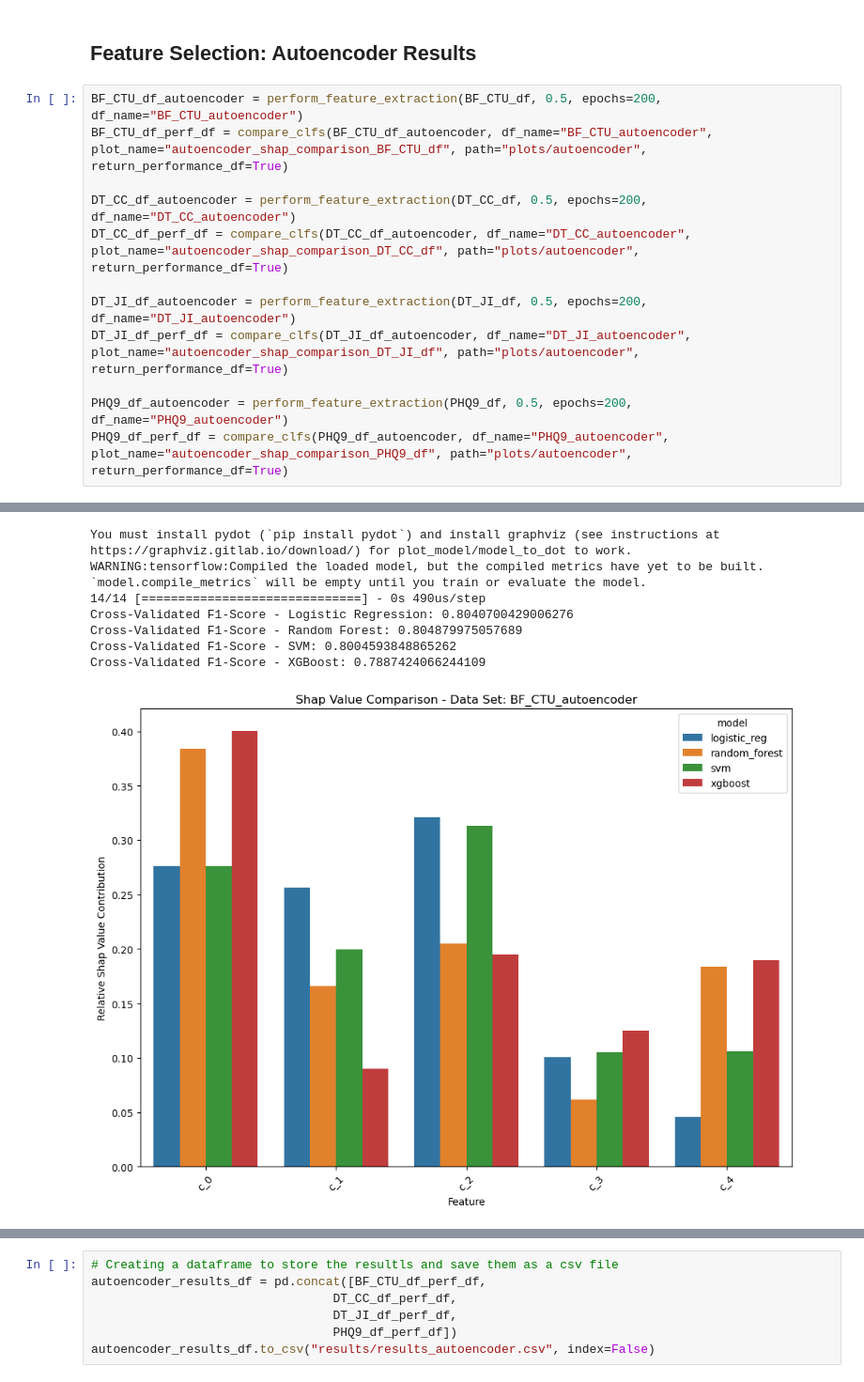
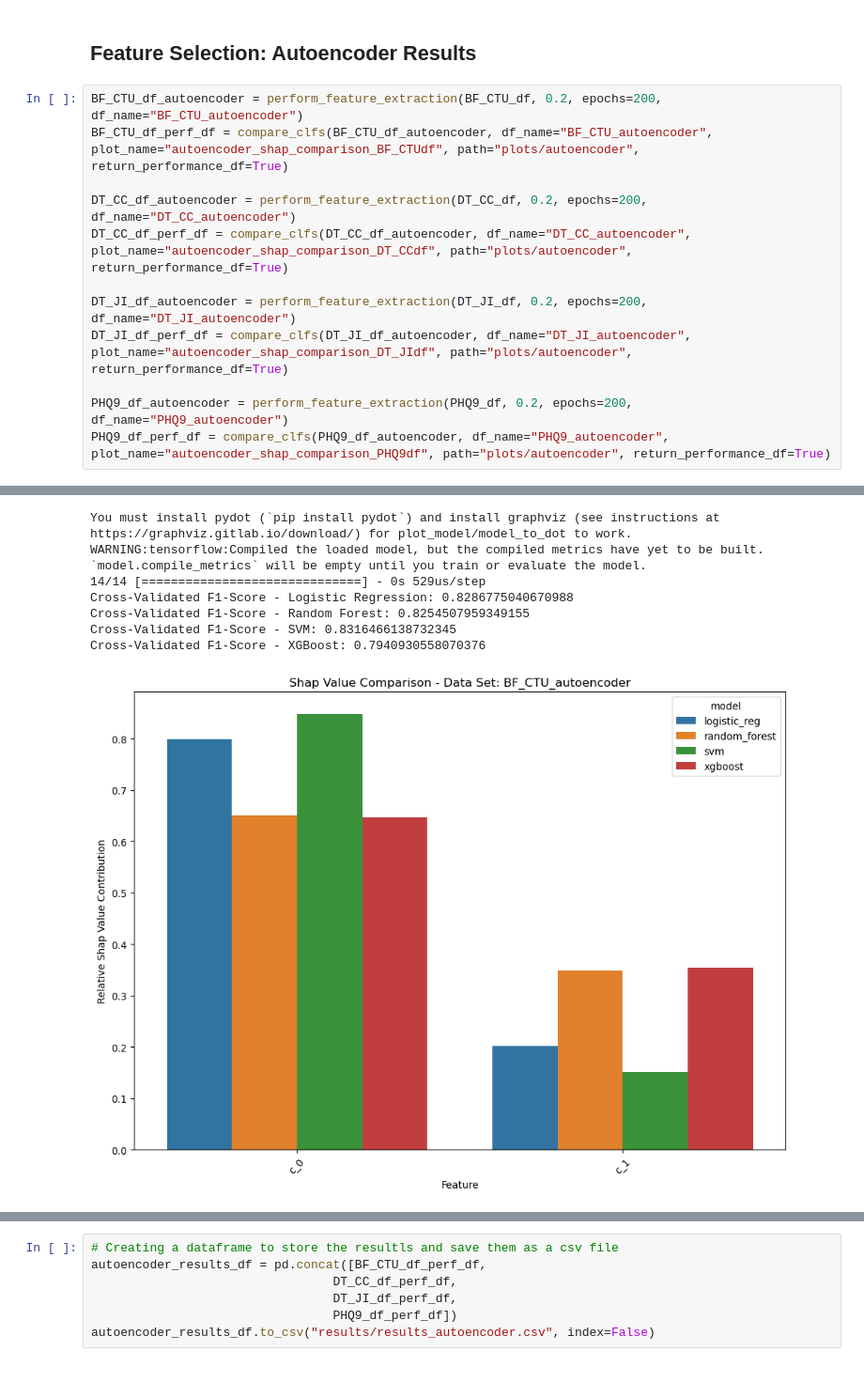
Before and after one commit to santiviquez/lie-detection, a Jupyter notebook: predictors_reliability.ipynb, the cells around one changed output, grey strips where cells are left out. Shown at 94% size. Drawn from its saved outputs; the diff is of its cells as text.

```diff
--- a/predictors_reliability.ipynb
+++ b/predictors_reliability.ipynb
@@ -1056,17 +1056,17 @@ Column 1 | Column 2
 # %% [markdown]
 ## Feature Selection: Autoencoder Results
 # %%
-BF_CTU_df_autoencoder = perform_feature_extraction(BF_CTU_df, 0.5, epochs=200, df_name="BF_CTU_autoencoder")
-BF_CTU_df_perf_df = compare_clfs(BF_CTU_df_autoencoder, df_name="BF_CTU_autoencoder", plot_name="autoencoder_shap_comparison_BF_CTU_df", path="plots/autoencoder", return_performance_df=True)
+BF_CTU_df_autoencoder = perform_feature_extraction(BF_CTU_df, 0.2, epochs=200, df_name="BF_CTU_autoencoder")
+BF_CTU_df_perf_df = compare_clfs(BF_CTU_df_autoencoder, df_name="BF_CTU_autoencoder", plot_name="autoencoder_shap_comparison_BF_CTUdf", path="plots/autoencoder", return_performance_df=True)
 
-DT_CC_df_autoencoder = perform_feature_extraction(DT_CC_df, 0.5, epochs=200, df_name="DT_CC_autoencoder")
-DT_CC_df_perf_df = compare_clfs(DT_CC_df_autoencoder, df_name="DT_CC_autoencoder", plot_name="autoencoder_shap_comparison_DT_CC_df", path="plots/autoencoder", return_performance_df=True)
+DT_CC_df_autoencoder = perform_feature_extraction(DT_CC_df, 0.2, epochs=200, df_name="DT_CC_autoencoder")
+DT_CC_df_perf_df = compare_clfs(DT_CC_df_autoencoder, df_name="DT_CC_autoencoder", plot_name="autoencoder_shap_comparison_DT_CCdf", path="plots/autoencoder", return_performance_df=True)
 
-DT_JI_df_autoencoder = perform_feature_extraction(DT_JI_df, 0.5, epochs=200, df_name="DT_JI_autoencoder")
-DT_JI_df_perf_df = compare_clfs(DT_JI_df_autoencoder, df_name="DT_JI_autoencoder", plot_name="autoencoder_shap_comparison_DT_JI_df", path="plots/autoencoder", return_performance_df=True)
+DT_JI_df_autoencoder = perform_feature_extraction(DT_JI_df, 0.2, epochs=200, df_name="DT_JI_autoencoder")
+DT_JI_df_perf_df = compare_clfs(DT_JI_df_autoencoder, df_name="DT_JI_autoencoder", plot_name="autoencoder_shap_comparison_DT_JIdf", path="plots/autoencoder", return_performance_df=True)
 
-PHQ9_df_autoencoder = perform_feature_extraction(PHQ9_df, 0.5, epochs=200, df_name="PHQ9_autoencoder")
-PHQ9_df_perf_df = compare_clfs(PHQ9_df_autoencoder, df_name="PHQ9_autoencoder", plot_name="autoencoder_shap_comparison_PHQ9_df", path="plots/autoencoder", return_performance_df=True)
+PHQ9_df_autoencoder = perform_feature_extraction(PHQ9_df, 0.2, epochs=200, df_name="PHQ9_autoencoder")
+PHQ9_df_perf_df = compare_clfs(PHQ9_df_autoencoder, df_name="PHQ9_autoencoder", plot_name="autoencoder_shap_comparison_PHQ9df", path="plots/autoencoder", return_performance_df=True)
 # %% [output]
 You must install pydot (`pip install pydot`) and install graphviz (see instructions at https://graphviz.gitlab.io/download/) for plot_model/model_to_dot to work.
 Epoch 1/200
@@ -1089,10 +1089,10 @@ Epoch 200/200
 You must install pydot (`pip install pydot`) and install graphviz (see instructions at https://graphviz.gitlab.io/download/) for plot_model/model_to_dot to work.
 WARNING:tensorflow:Compiled the loaded model, but the compiled metrics have yet to be built. `model.compile_metrics` will be empty until you train or evaluate the model.
-14/14 [==============================] - 0s 490us/step
-Cross-Validated F1-Score - Logistic Regression: 0.8040700429006276
-Cross-Validated F1-Score - Random Forest: 0.804879975057689
-Cross-Validated F1-Score - SVM: 0.8004593848865262
-Cross-Validated F1-Score - XGBoost: 0.7887424066244109
+14/14 [==============================] - 0s 529us/step
+Cross-Validated F1-Score - Logistic Regression: 0.8286775040670988
+Cross-Validated F1-Score - Random Forest: 0.8254507959349155
+Cross-Validated F1-Score - SVM: 0.8316466138732345
+Cross-Validated F1-Score - XGBoost: 0.7940930558070376
-[figure, old version]
+[figure, new version]
 You must install pydot (`pip install pydot`) and install graphviz (see instructions at https://graphviz.gitlab.io/download/) for plot_model/model_to_dot to work.
 Epoch 1/200
```
Also changed, not shown: parts of 4 cells of this notebook.
